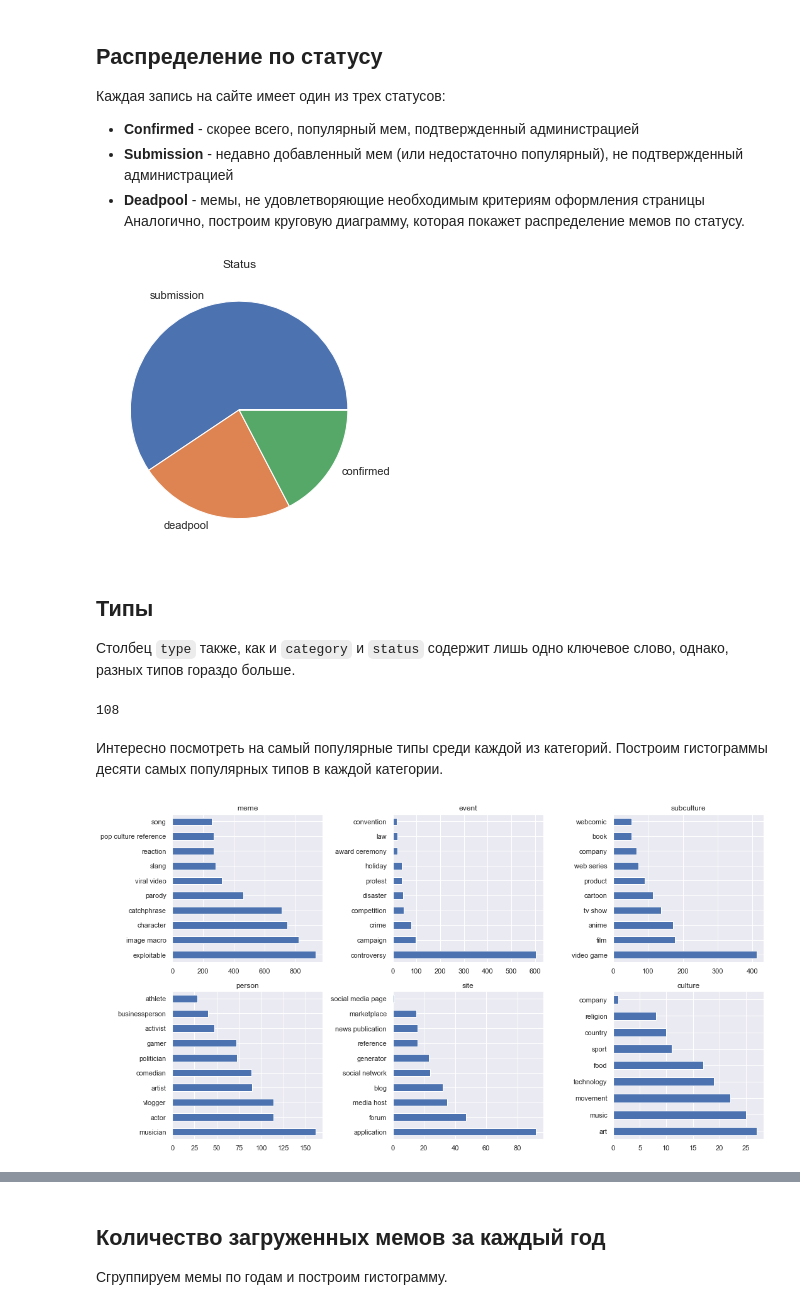
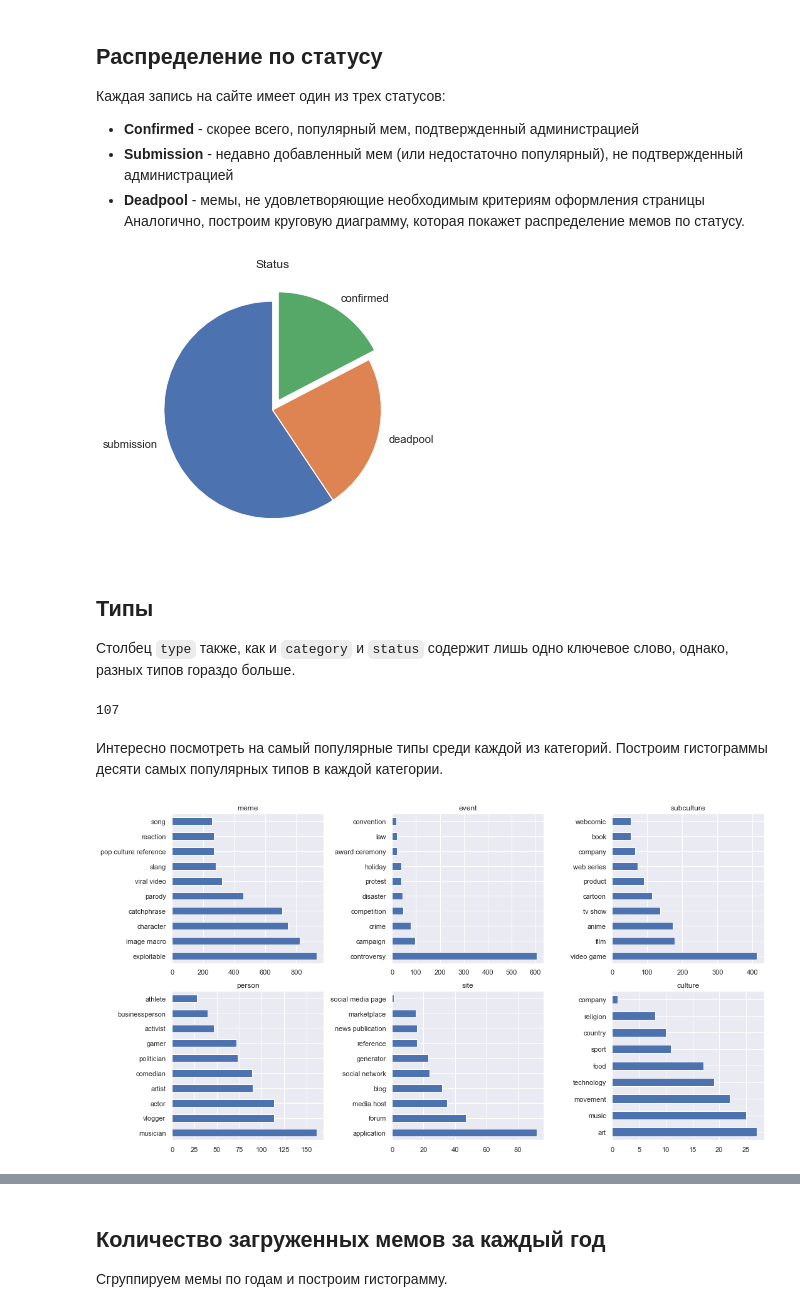
Before and after one commit to XopcLabs/memes, a Jupyter notebook: Research.ipynb, the cells around one changed output, grey strips where cells are left out. Cells and saved outputs as stored; diff of their text form; code cells hidden in the pictures.

````diff
--- a/Research.ipynb
+++ b/Research.ipynb
@@ -48,7 +48,6 @@ memory usage: 3.5+ MB
 # %%
 memes.added.fillna(method='ffill', inplace=True)
 memes.updated.fillna(method='ffill', inplace=True)
-memes.fillna('', inplace=True)
 memes['added'] = pd.to_datetime(memes.added, utc=True)
 memes['updated'] = pd.to_datetime(memes.updated, utc=True)
 memes['scraped_at'] = pd.to_datetime(memes.scraped_at, utc=True)
@@ -114,18 +113,19 @@ plt.show()
 * **Deadpool** - мемы, не удовлетворяющие необходимым критериям оформления страницы
 Аналогично, построим круговую диаграмму, которая покажет распределение мемов по статусу.
 # %%
-memes.status.value_counts().plot(kind='pie', title='Status', figsize=(5, 5))
+explode = (0, 0, 0.1)
+memes.status.value_counts().plot(kind='pie', explode=explode, startangle=90, title='Status', figsize=(5, 5))
 plt.axis(False)
 plt.show()
 # %% [output]
-[figure, old version]
+[figure, new version]
 # %% [markdown]
 ## Типы
 Столбец ```type``` также, как и ```category``` и ```status``` содержит лишь одно ключевое слово, однако, разных типов гораздо больше.
 # %%
 memes.type.nunique()
 # %% [output]
-108
+107
 # %% [markdown]
 Интересно посмотреть на самый популярные типы среди каждой из категорий. Построим гистограммы десяти самых популярных типов в каждой категории.
 # %%
@@ -141,7 +141,7 @@ for i in range(2):
 plt.tight_layout()
 plt.show()
 # %% [output]
-[figure, old version]
+[figure, new version]
 # %% [markdown]
 Среди мемов самыми популярными стали __exploitable__ и __image macro__.
 __Exploitable__ - это обычно шаблонные пикчи, которые просто превратить в новый мем.
````
Also changed, not shown: parts of 11 cells of this notebook.
